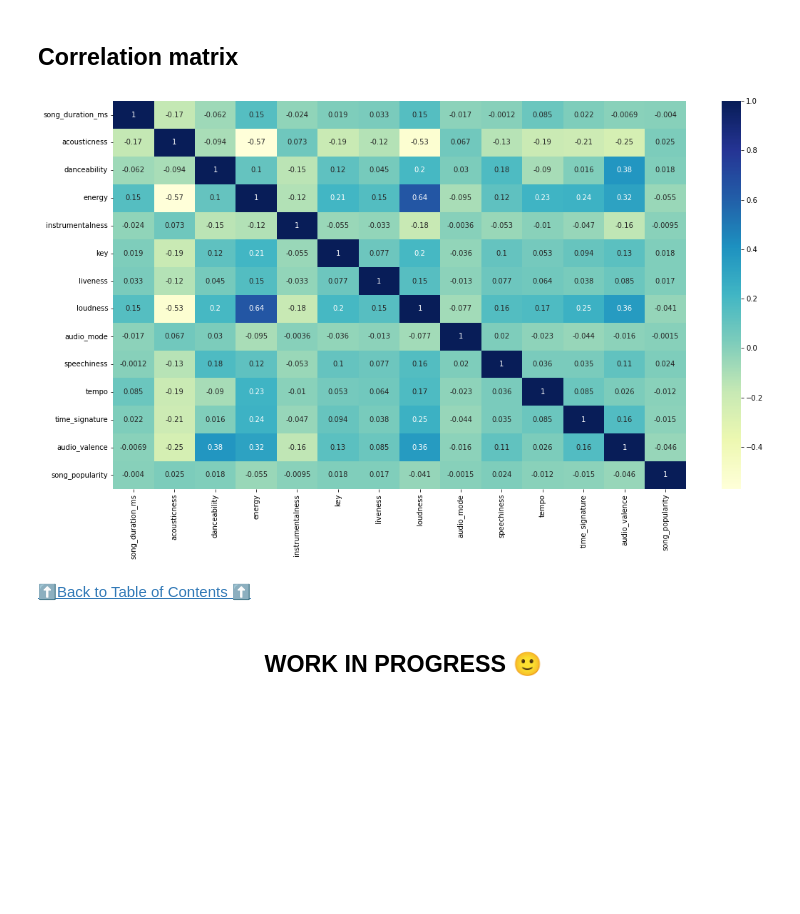
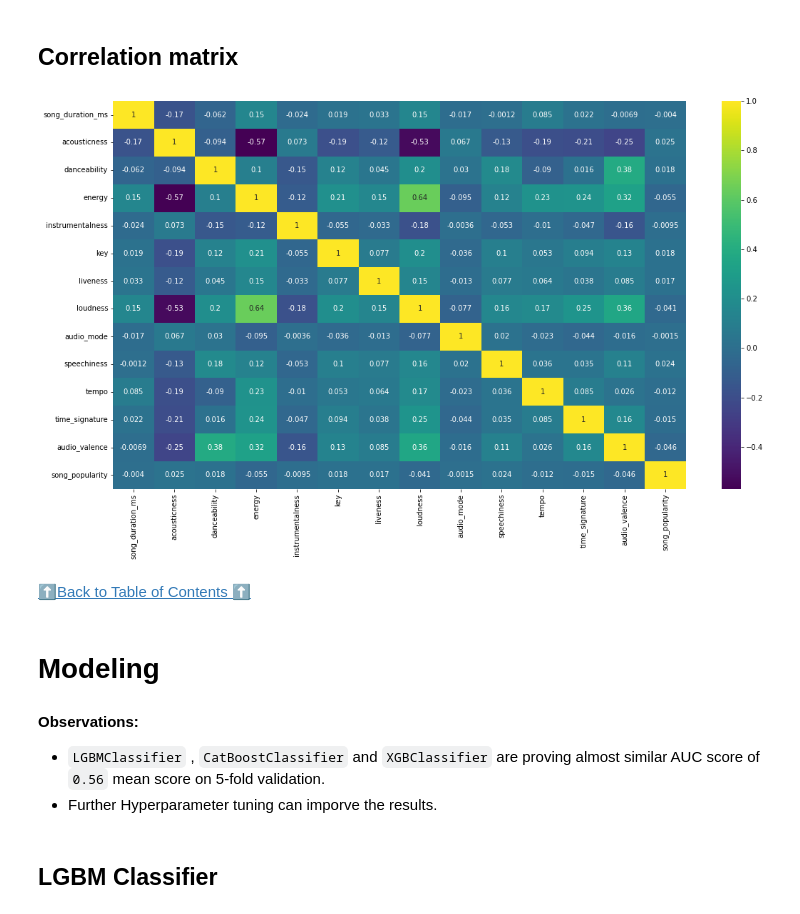
Before and after one commit to sanskar-hasija/kaggle, a Jupyter notebook: song-popularity-prediction-eda-modeling.ipynb, the cells around one changed output. Saved outputs shown, nothing was run; the diff lists cells and outputs as text; code cells hidden in the pictures; blank space fills up the shorter version.

Commit message:
Kaggle Notebook | Song Popularity Prediction - 📊EDA + MODELING📊 | Version 7

```diff
--- a/song-popularity-prediction-eda-modeling.ipynb
+++ b/song-popularity-prediction-eda-modeling.ipynb
@@ -430,11 +443,19 @@ Percentage of song_popularity = 1: 36.44 %
 ## Correlation matrix
 # %%
 plt.rcParams["figure.figsize"] = (18,10)
-dataplot = sns.heatmap(train.corr(), cmap="YlGnBu", annot=True)
+dataplot = sns.heatmap(train.corr(), cmap="viridis", annot=True)
 plt.show()
 # %% [output]
-[figure, old version]
+[figure, new version]
 # %% [markdown]
 <a href="#toc" role="button" aria-pressed="true" >⬆️Back to Table of Contents ⬆️</a>
-# %% [markdown]
-## <center>WORK IN PROGRESS 🙂</center>
+# %% [markdown]
+<a id="5"></a>
+#  Modeling
+# %% [markdown]
+**Observations:**
+- `LGBMClassifier` , `CatBoostClassifier` and `XGBClassifier` are proving almost similar AUC score of `0.56` mean score on 5-fold validation.
+- Further Hyperparameter tuning can imporve the results.
+# %% [markdown]
+<a id="5.1"></a>
+## LGBM Classifier
```
Also changed, not shown: parts of 20 cells of this notebook.
